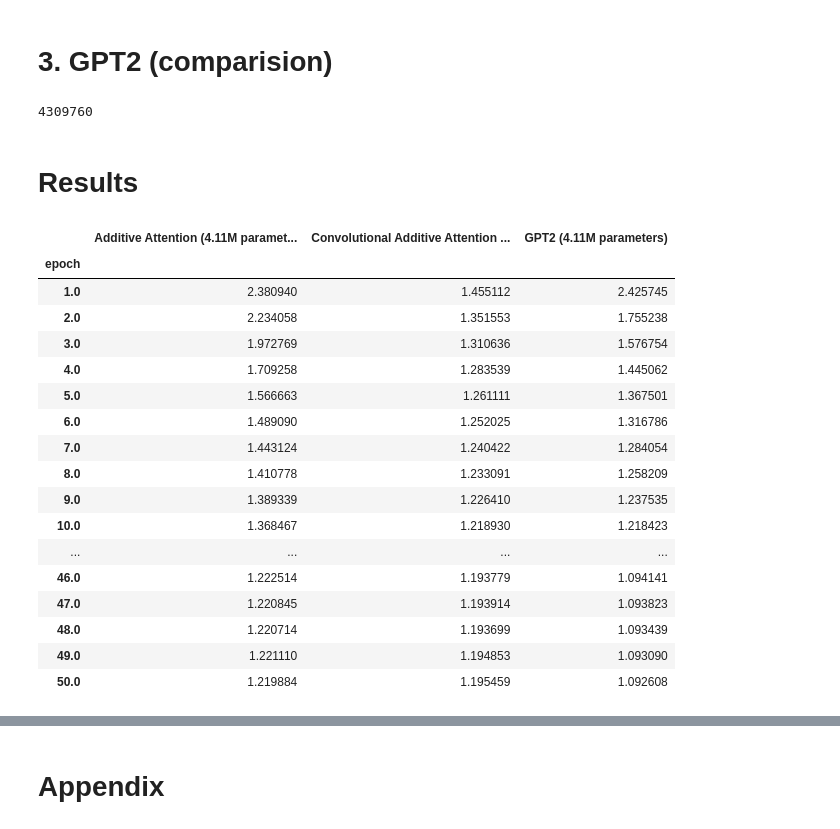
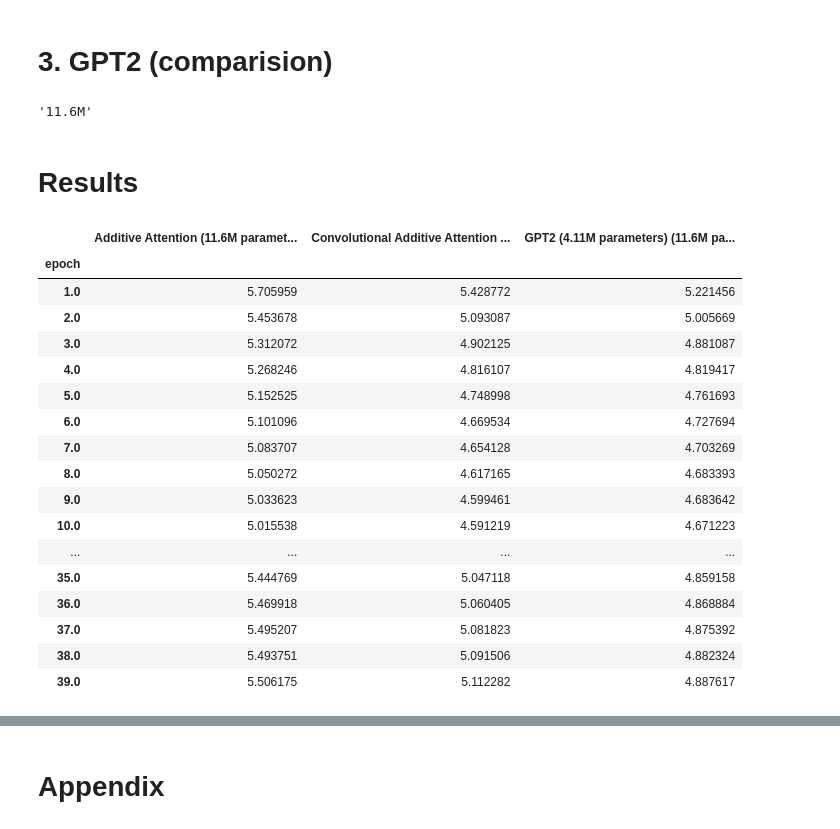
Before and after one commit to mtanghu/LEAP, a Jupyter notebook: FastLM.ipynb, the cells around one changed output, grey strips where cells are left out. Drawn from its saved outputs; the diff is of its cells as text; code cells hidden in the pictures.

```diff
--- a/FastLM.ipynb
+++ b/FastLM.ipynb
@@ -12,6 +13,6 @@ importlib.reload(fastformer)
 FastformerForCausalLM = fastformer.FastformerForCausalLM
 FastformerLMConfig = fastformer.FastformerLMConfig
 # %%
-# character tokenizer
+# t5 tokenzier, warning is nothing to worry about since we will group the texts
 from transformers import AutoTokenizer
-tokenizer = AutoTokenizer.from_pretrained("google/byt5-small")
+tokenizer = AutoTokenizer.from_pretrained("t5-small")
@@ -72,15 +79,15 @@ training_args = TrainingArguments(
     evaluation_strategy ="epoch",
     report_to = "none",
     learning_rate = 10e-4,
-    num_train_epochs = 50,
-    per_device_train_batch_size = 16,
-    per_device_eval_batch_size = 16,
-    save_strategy = "epoch",
+    num_train_epochs = 40,
+    per_device_train_batch_size = 4,
+    per_device_eval_batch_size = 4,
+    save_strategy = "no",
 )
 
 config = FastformerLMConfig(
-    hidden_size = 256, vocab_size = len(tokenizer),
-    max_position_embeddings = block_size, groups = 2, kernel_size = 4,
-    convolve = False, num_hidden_layers = 6, hidden_dropout_prob= .1,
+    hidden_size = 256, vocab_size = len(tokenizer), n_heads = 4,
+    max_position_embeddings = block_size, groups = 1, kernel_size = 4,
+    convolve = False, num_hidden_layers = 4, hidden_dropout_prob = .1,
     initializer_range = .02, label_smoothing = 0 # huggingface trainer seems to oddly apply label smoothing during validation so we won't use it
 )
@@ -111,7 +116,7 @@ fast_trainer.train()
 config.convolve = True
 
 # decrease by a layer to make room for the convolutional layer
-config.num_hidden_layers = 5
+config.num_hidden_layers = 3
 
 conv_model = FastformerForCausalLM(config)
 # %%
@@ -135,16 +140,16 @@ conv_trainer.train()
 # %%
 from transformers import GPT2Config, GPT2LMHeadModel
 config = GPT2Config(n_embd = 256, vocab_size=len(tokenizer),
-                    n_positions = block_size, n_layer = 5, n_head = 1,
+                    n_positions = block_size, n_layer = 4, n_head = 4,
                     resid_pdrop = .1, embd_pdrop = .1, attn_pdrop = .1,
                     use_cache = False, summary_use_proj = False, summary_proj_to_labels = False
                    )
 gpt_model = GPT2LMHeadModel(config)
 # %%
 pytorch_total_params = sum(p.numel() for p in gpt_model.parameters() if p.requires_grad)
-pytorch_total_params
+f'{(pytorch_total_params / 1e6):2.1f}M'
 # %% [output]
-4309760
+'11.6M'
 # %%
 # label smoothing only for gpt model (fastformer implements it manually)
 # training_args.label_smoothing_factor = .1
@@ -164,35 +173,35 @@ gpt_trainer.train()
 # %%
 import pandas as pd
 import numpy as np
 import matplotlib.pyplot as plt
 plt.rcParams['figure.figsize'] = [15, 8]
 
 loss1 = pd.DataFrame(fast_trainer.state.log_history[1::2]).set_index("epoch")["eval_loss"]
 loss2 = pd.DataFrame(conv_trainer.state.log_history[1::2]).set_index("epoch")["eval_loss"]
 loss3 = pd.DataFrame(gpt_trainer.state.log_history[1::2]).set_index("epoch")["eval_loss"]
-results = pd.DataFrame({"Additive Attention (4.11M parameters)": loss1,
-                        "Convolutional Additive Attention (4.11M parameters)": loss2,
-                        "GPT2 (4.11M parameters)": loss3
+results = pd.DataFrame({f"Additive Attention ({format_num_param(fast_model)} parameters)": loss1,
+                        f"Convolutional Additive Attention ({format_num_param(conv_model)} parameters)": loss2,
+                        f"GPT2 (4.11M parameters) ({format_num_param(gpt_model)} parameters)": loss3
                        }).iloc[:-1] # last row is a repeat
 results.to_csv("results.csv")
 results
 # %% [output]
-|  | Additive Attention (4.11M paramet... | Convolutional Additive Attention ... | GPT2 (4.11M parameters) |
+|  | Additive Attention (11.6M paramet... | Convolutional Additive Attention ... | GPT2 (4.11M parameters) (11.6M pa... |
 | epoch |  |  |  |
-| 1.0 | 2.380940 | 1.455112 | 2.425745 |
-| 2.0 | 2.234058 | 1.351553 | 1.755238 |
-| 3.0 | 1.972769 | 1.310636 | 1.576754 |
-| 4.0 | 1.709258 | 1.283539 | 1.445062 |
-| 5.0 | 1.566663 | 1.261111 | 1.367501 |
-| 6.0 | 1.489090 | 1.252025 | 1.316786 |
-| 7.0 | 1.443124 | 1.240422 | 1.284054 |
-| 8.0 | 1.410778 | 1.233091 | 1.258209 |
-| 9.0 | 1.389339 | 1.226410 | 1.237535 |
-| 10.0 | 1.368467 | 1.218930 | 1.218423 |
+| 1.0 | 5.705959 | 5.428772 | 5.221456 |
+| 2.0 | 5.453678 | 5.093087 | 5.005669 |
+| 3.0 | 5.312072 | 4.902125 | 4.881087 |
+| 4.0 | 5.268246 | 4.816107 | 4.819417 |
+| 5.0 | 5.152525 | 4.748998 | 4.761693 |
+| 6.0 | 5.101096 | 4.669534 | 4.727694 |
+| 7.0 | 5.083707 | 4.654128 | 4.703269 |
+| 8.0 | 5.050272 | 4.617165 | 4.683393 |
+| 9.0 | 5.033623 | 4.599461 | 4.683642 |
+| 10.0 | 5.015538 | 4.591219 | 4.671223 |
 | ... | ... | ... | ... |
-| 46.0 | 1.222514 | 1.193779 | 1.094141 |
-| 47.0 | 1.220845 | 1.193914 | 1.093823 |
-| 48.0 | 1.220714 | 1.193699 | 1.093439 |
-| 49.0 | 1.221110 | 1.194853 | 1.093090 |
-| 50.0 | 1.219884 | 1.195459 | 1.092608 |
+| 35.0 | 5.444769 | 5.047118 | 4.859158 |
+| 36.0 | 5.469918 | 5.060405 | 4.868884 |
+| 37.0 | 5.495207 | 5.081823 | 4.875392 |
+| 38.0 | 5.493751 | 5.091506 | 4.882324 |
+| 39.0 | 5.506175 | 5.112282 | 4.887617 |
 # %%
```
Also changed, not shown: parts of 12 cells of this notebook, 3 other files.
